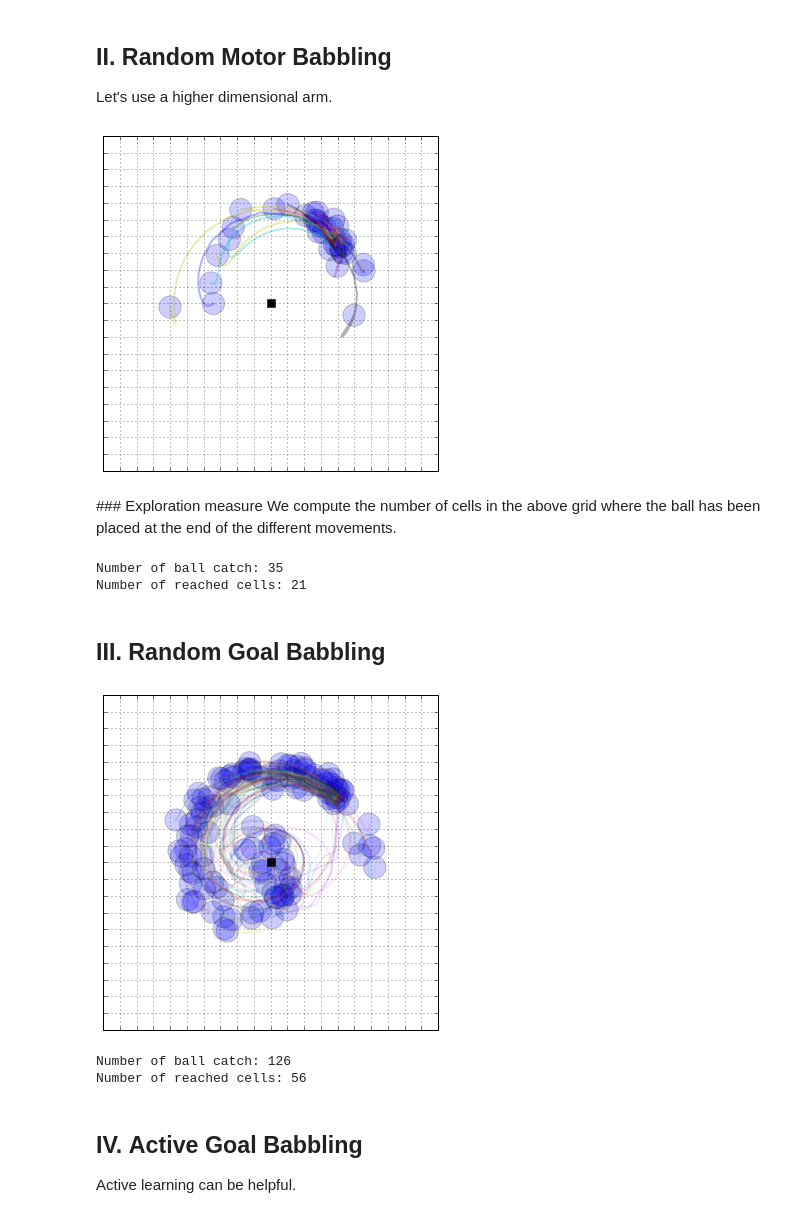
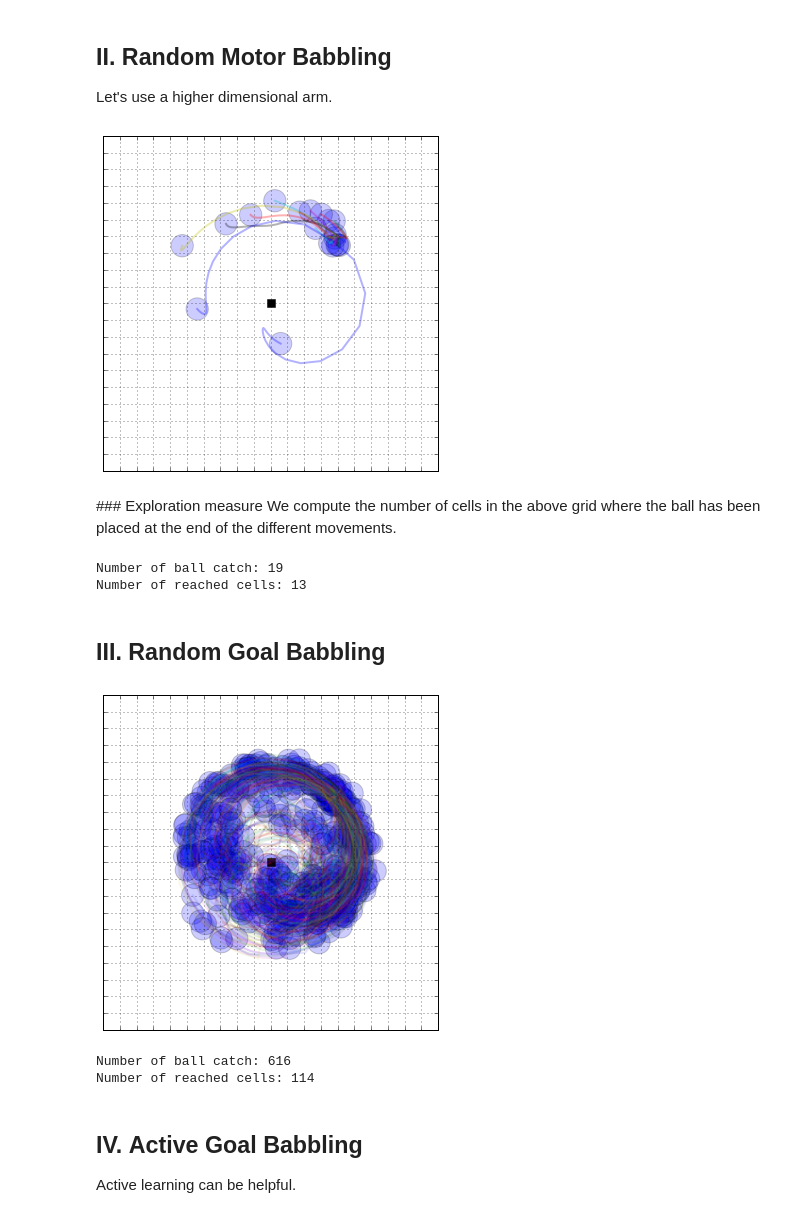
Before and after one commit to sebastien-forestier/ExplorationAlgorithms, a Jupyter notebook: main.ipynb, the cells around one changed output. Cells and saved outputs as stored; diff of their text form; code cells hidden in the pictures.

```diff
--- a/main.ipynb
+++ b/main.ipynb
@@ -170,7 +171,7 @@ ax.set_ylim((-1.5, 1.5))
 ax.plot(0., 0., 'sk', ms=8)
 explored_s_mb = []
 
-for _ in range(2000):
+for _ in range(1000):
     m = environment.random_motors()[0]
     s = environment.update(m)
     if abs(s[-1] - s[-3]) > 0.01:
@@ -184,7 +185,7 @@ ax.set_xticklabels([])
 ax.set_yticklabels([])
 plt.grid()
 # %% [output]
-[figure, old version]
+[figure, new version]
 # %% [markdown]
 ### Exploration measure
 We compute the number of cells in the above grid where the ball has been placed at the end of the different movements.
@@ -192,52 +193,52 @@ We compute the number of cells in the above grid where the ball has been placed
 print "Number of ball catch:", len(explored_s_mb)
 print "Number of reached cells:", int(compute_explo(array(explored_s_mb)[:,[2,5]], array([-1.5, -1.5]), array([1.5, 1.5]), gs=grid_size))
 # %% [output]
-Number of ball catch: 35
-Number of reached cells: 21
+Number of ball catch: 19
+Number of reached cells: 13
 # %% [markdown]
 ## III. Random Goal Babbling
 # %%
 fig, ax = plt.subplots()
 ax.set_aspect('equal')
 ax.set_xlim((-1.5, 1.5))
 ax.set_ylim((-1.5, 1.5))
 ax.plot(0., 0., 'sk', ms=8)
 explored_s_gb = []
 
 model = SensorimotorModel.from_configuration(environment.conf, 'nearest_neighbor', 'default')
 #model = NonParametric(environment.conf, **{'fwd': 'NN', 'inv': 'NN', 'sigma_explo_ratio':0.1})
 
 # Bootstrap model: 1 random motor babbling
 m = environment.random_motors()[0]
 s = environment.update(m)
-model.update(m, s)
+sm_model.update(m, s)
 
-for _ in range(2000):
-    if random() < 0.2:
+for _ in range(10000):
+    if random() < 0.3:
         m = environment.random_motors()[0]
     else:
         s_goal = rand_bounds(environment.conf.s_bounds)[0]
-        m = model.inverse_prediction(s_goal)
+        m = sm_model.inverse_prediction(s_goal)
     s = environment.update(m)
-    model.update(m, s)
+    sm_model.update(m, s)
     if abs(s[-1] - s[-3]) > 0.01:
         explored_s_gb += [s]
         ax.plot(environment.s_traj[:,0], environment.s_traj[:,1], lw=2, alpha=0.1)
         ax.add_patch(Circle(tuple(environment.s_traj[-1,:]), ball_config["size"], fc=ball_config["color"], alpha=0.2))
 
 plt.xticks(linspace(-1.5, 1.5, grid_size + 1))
 plt.yticks(linspace(-1.5, 1.5, grid_size + 1))
 ax.set_xticklabels([])
 ax.set_yticklabels([])
 plt.grid()
 # %% [output]
-[figure, old version]
+[figure, new version]
 # %%
 print "Number of ball catch:", len(explored_s_gb)
 print "Number of reached cells:", int(compute_explo(array(explored_s_gb)[:,[2,5]], array([-1.5, -1.5]), array([1.5, 1.5]), gs=grid_size))
 # %% [output]
-Number of ball catch: 126
-Number of reached cells: 56
+Number of ball catch: 616
+Number of reached cells: 114
 # %% [markdown]
 ## IV. Active Goal Babbling
 
```
Also changed, not shown: parts of 3 cells of this notebook.
